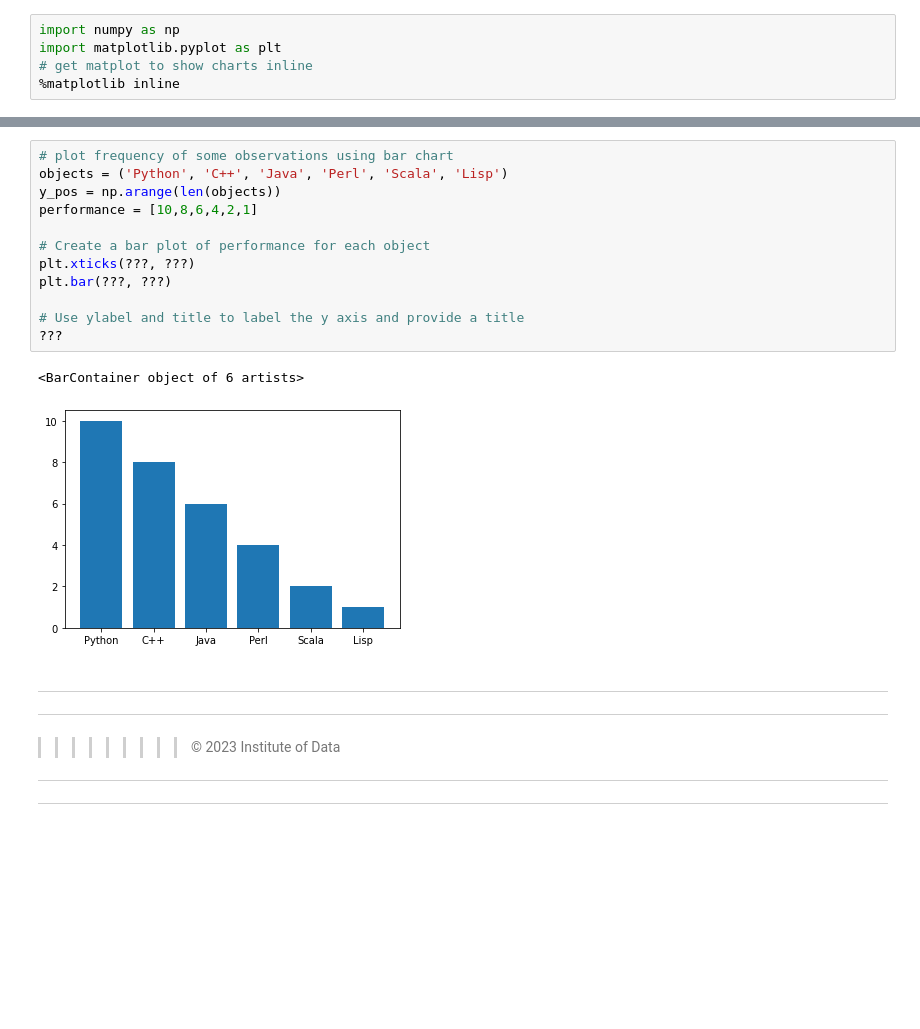
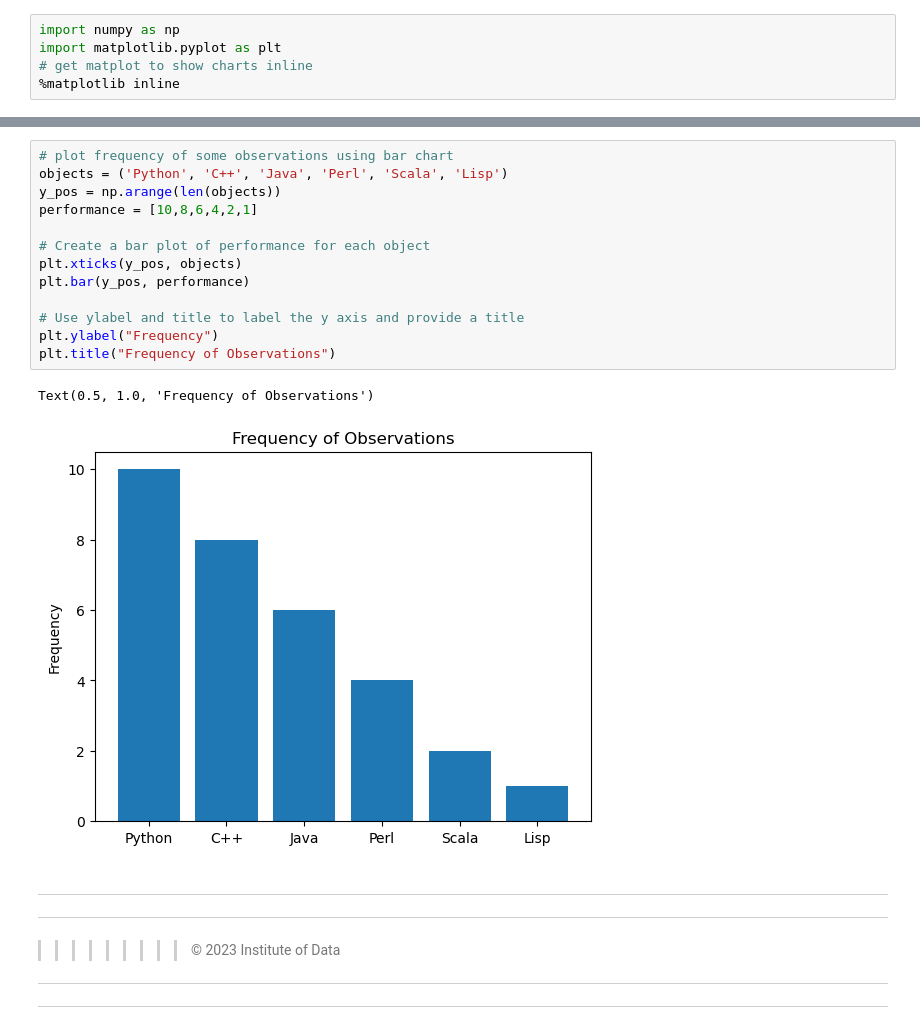
Before and after one commit to VeraLyu2022/iod, a Jupyter notebook: Module 1/Labs 1/IOD_Lab-1.1.3 Statistics - part 1.ipynb, the cells around one changed output, grey strips where cells are left out. Cells and saved outputs as stored; diff of their text form; blank space fills up the shorter version.

```diff
--- a/Module 1/Labs 1/IOD_Lab-1.1.3 Statistics - part 1.ipynb
+++ b/Module 1/Labs 1/IOD_Lab-1.1.3 Statistics - part 1.ipynb
@@ -25,18 +25,19 @@ plt.show()
 # %%
 # plot frequency of some observations using bar chart
 objects = ('Python', 'C++', 'Java', 'Perl', 'Scala', 'Lisp')
 y_pos = np.arange(len(objects))
 performance = [10,8,6,4,2,1]
 
 # Create a bar plot of performance for each object
-plt.xticks(???, ???)
-plt.bar(???, ???)
+plt.xticks(y_pos, objects)
+plt.bar(y_pos, performance)
 
 # Use ylabel and title to label the y axis and provide a title
-???
+plt.ylabel("Frequency")
+plt.title("Frequency of Observations")
 # %% [output]
-<BarContainer object of 6 artists>
+Text(0.5, 1.0, 'Frequency of Observations')
-[figure, old version]
+[figure, new version]
 # %% [markdown]
 
 
```
Also changed, not shown: parts of 1 cell of this notebook.
